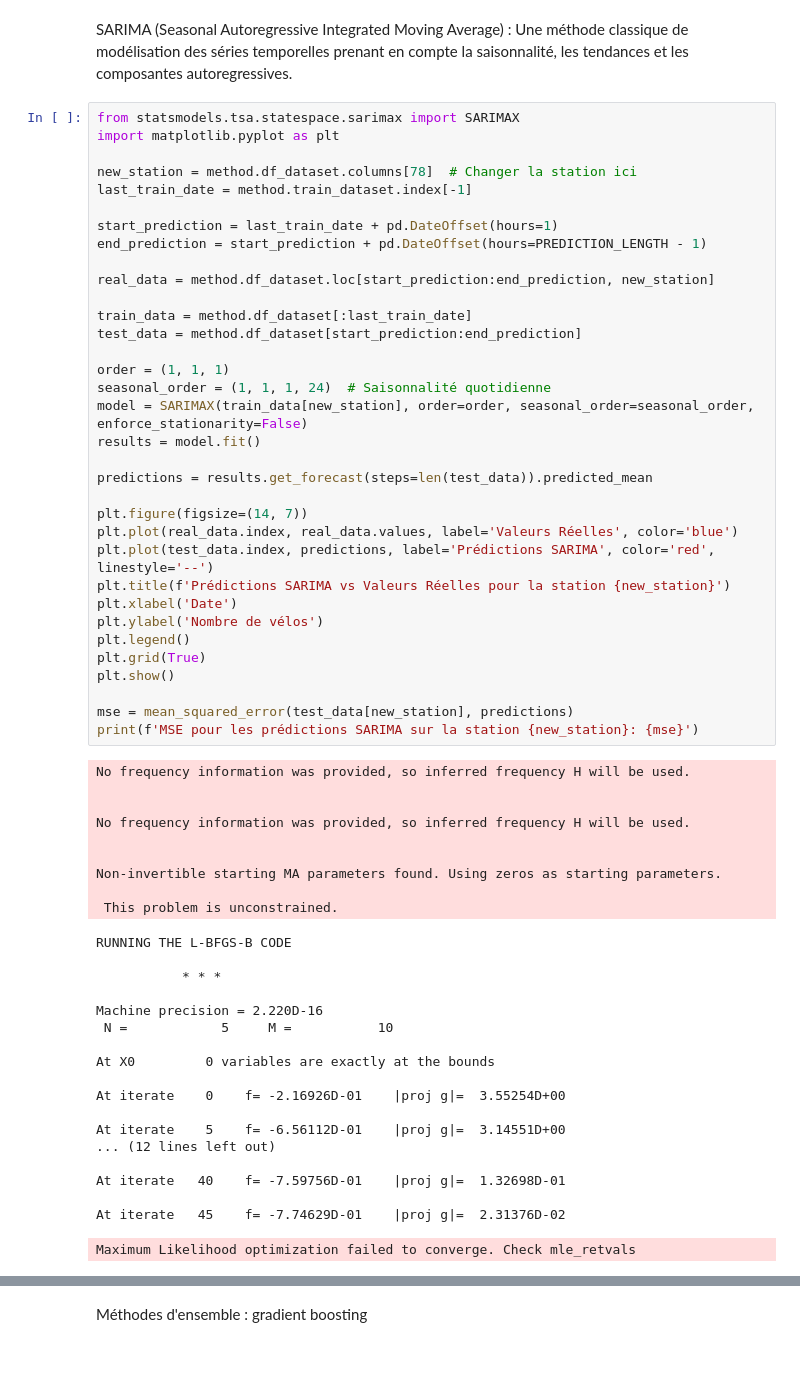
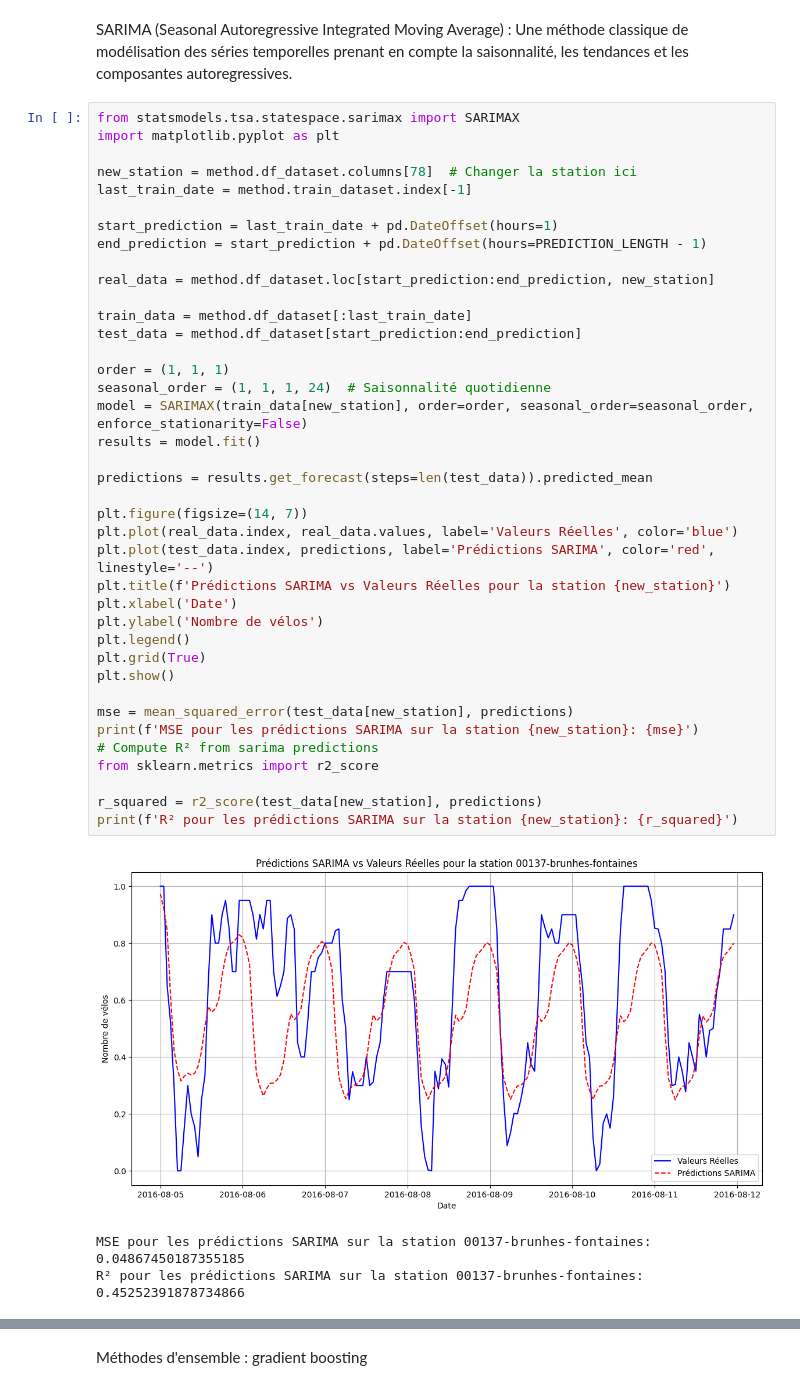
Before and after one commit to Myuketsu/Time-series-predictions-on-bike-station-sensor-networks, a Jupyter notebook: test.ipynb, the cells around one changed output, grey strips where cells are left out. Cells and saved outputs as stored; diff of their text form; blank space fills up the shorter version.

```diff
--- a/test.ipynb
+++ b/test.ipynb
@@ -462,57 +477,38 @@ new_station = method.df_dataset.columns[78]  # Changer la station ici
 last_train_date = method.train_dataset.index[-1]
 
 start_prediction = last_train_date + pd.DateOffset(hours=1)
 end_prediction = start_prediction + pd.DateOffset(hours=PREDICTION_LENGTH - 1)
 
 real_data = method.df_dataset.loc[start_prediction:end_prediction, new_station]
 
 train_data = method.df_dataset[:last_train_date]
 test_data = method.df_dataset[start_prediction:end_prediction]
 
 order = (1, 1, 1)
 seasonal_order = (1, 1, 1, 24)  # Saisonnalité quotidienne
 model = SARIMAX(train_data[new_station], order=order, seasonal_order=seasonal_order, enforce_stationarity=False)
 results = model.fit()
 
 predictions = results.get_forecast(steps=len(test_data)).predicted_mean
 
 plt.figure(figsize=(14, 7))
 plt.plot(real_data.index, real_data.values, label='Valeurs Réelles', color='blue')
 plt.plot(test_data.index, predictions, label='Prédictions SARIMA', color='red', linestyle='--')
 plt.title(f'Prédictions SARIMA vs Valeurs Réelles pour la station {new_station}')
 plt.xlabel('Date')
 plt.ylabel('Nombre de vélos')
 plt.legend()
 plt.grid(True)
 plt.show()
 
 mse = mean_squared_error(test_data[new_station], predictions)
 print(f'MSE pour les prédictions SARIMA sur la station {new_station}: {mse}')
+# Compute R² from sarima predictions
+from sklearn.metrics import r2_score
+
+r_squared = r2_score(test_data[new_station], predictions)
+print(f'R² pour les prédictions SARIMA sur la station {new_station}: {r_squared}')
 # %% [output]
+[figure, new version]
-No frequency information was provided, so inferred frequency H will be used.
-
-
-No frequency information was provided, so inferred frequency H will be used.
-
-
-Non-invertible starting MA parameters found. Using zeros as starting parameters.
-
- This problem is unconstrained.
+MSE pour les prédictions SARIMA sur la station 00137-brunhes-fontaines: 0.04867450187355185
+R² pour les prédictions SARIMA sur la station 00137-brunhes-fontaines: 0.45252391878734866
-RUNNING THE L-BFGS-B CODE
-
-           * * *
-
-Machine precision = 2.220D-16
- N =            5     M =           10
-
-At X0         0 variables are exactly at the bounds
-
-At iterate    0    f= -2.16926D-01    |proj g|=  3.55254D+00
-
-At iterate    5    f= -6.56112D-01    |proj g|=  3.14551D+00
-... (12 lines left out)
-
-At iterate   40    f= -7.59756D-01    |proj g|=  1.32698D-01
-
-At iterate   45    f= -7.74629D-01    |proj g|=  2.31376D-02
-Maximum Likelihood optimization failed to converge. Check mle_retvals
```
Also changed, not shown: parts of 10 cells of this notebook, 1 other file.
